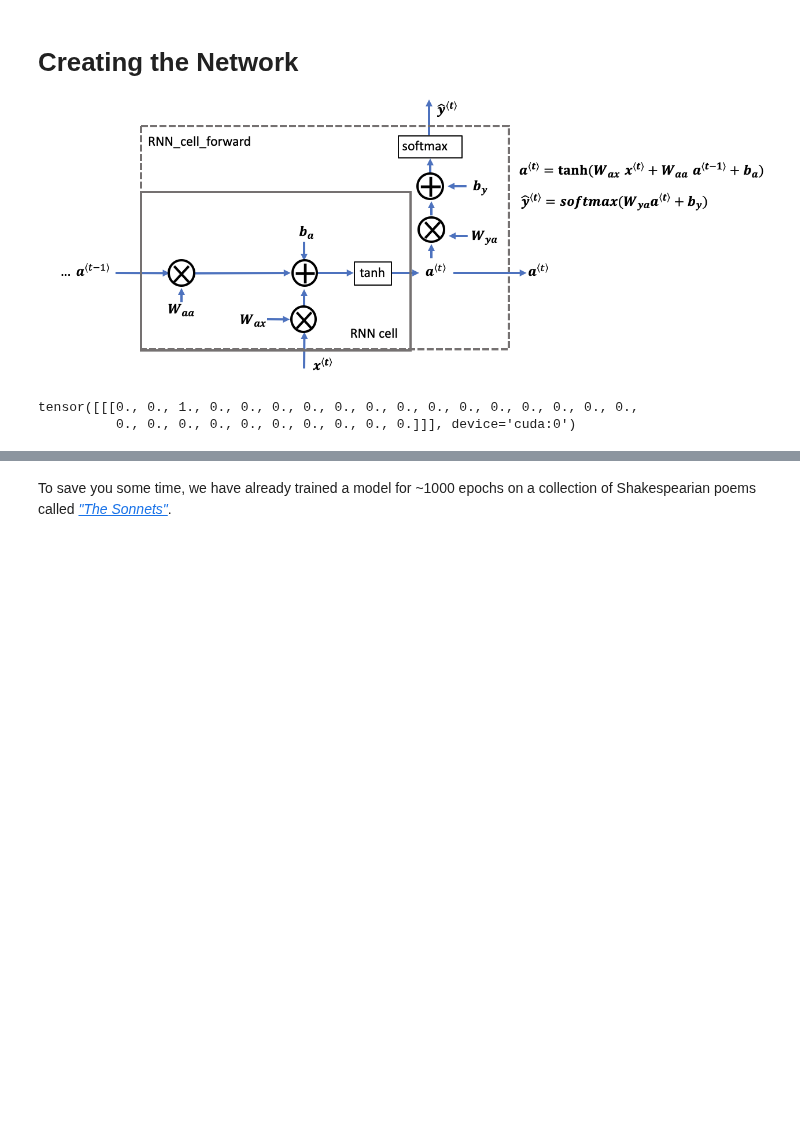
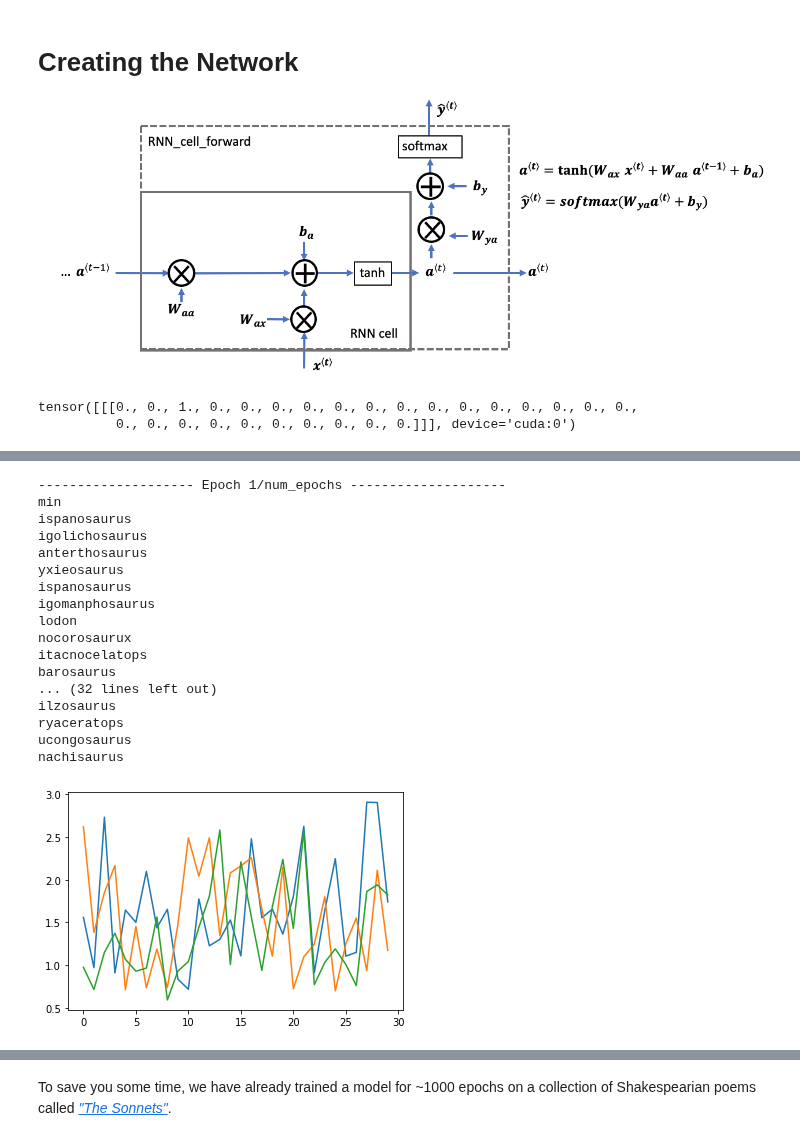
Before and after one commit to mostafa-ja/sample, a Jupyter notebook: Dinosaurus_Island_Character_level_language_model_final_v3a_ipynb_txt.ipynb, the cells around one changed output, grey strips where cells are left out. Drawn from its saved outputs; the diff is of its cells as text; code cells hidden in the pictures; blank space fills up the shorter version.

```diff
--- a/Dinosaurus_Island_Character_level_language_model_final_v3a_ipynb_txt.ipynb
+++ b/Dinosaurus_Island_Character_level_language_model_final_v3a_ipynb_txt.ipynb
@@ -265,0 +293,6 @@ fruaalrus
+# %%
+hidden_size = 128
+learning_rate = 0.001
+model = LSTM(input_size=train_data.vocab_size,hidden_size=hidden_size,output_size=train_data.vocab_size).to(device)
+criterion = nn.CrossEntropyLoss()
+optimizer = optim.Adam(model.parameters(),learning_rate)
@@ -266,3 +333,49 @@ fruaalrus
+# %%
+def train(model, criterion, optimizer, num_epochs):
+  for epoch in range(num_epochs):
+    print(f'{"-"*20} Epoch {(epoch+1)}/num_epochs {"-"*20}')
+    losses = []
+    for line_num, (x,y) in enumerate(data_loader):
+      model.train()
+      x, y = x.to(device), y.to(device)
+      h_next = model.initHidden()
+      c_next = model.initHidden()
+      optimizer.zero_grad()
+      loss = 0.0
+      for i in range(x.shape[1]):  # example :  'saurus' has x.shape=[1, 6, 27] , y.shape=[1,6]
+        y_next,h_next,c_next = model(x[:,i],h_next,c_next)
+        loss += criterion(y_next,y[:,i])
+
+      loss.backward()
+      torch.nn.utils.clip_grad_norm_(model.parameters(),5)
+      optimizer.step()
+      if (line_num+1)%50 == 0:
+        losses.append(loss.item()/(x.shape[1]))
+      if (line_num+1)%100 == 0:
+        print_sample(sample(model))
+
+    plt.plot(losses)
+# %%
+train(model, criterion, optimizer, num_epochs=3)
+# %% [output]
+-------------------- Epoch 1/num_epochs --------------------
+min
+ispanosaurus
+igolichosaurus
+anterthosaurus
+yxieosaurus
+ispanosaurus
+igomanphosaurus
+lodon
+nocorosaurux
+itacnocelatops
+barosaurus
+... (32 lines left out)
+ilzosaurus
+ryaceratops
+ucongosaurus
+nachisaurus
+[figure, added]
 # %% [markdown]
 ## Conclusion
 
```
Also changed, not shown: parts of 5 cells of this notebook.
